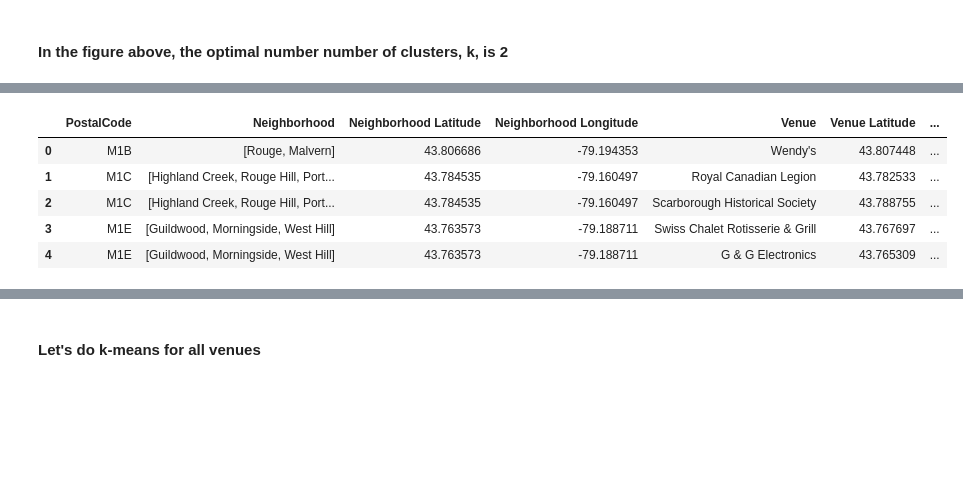
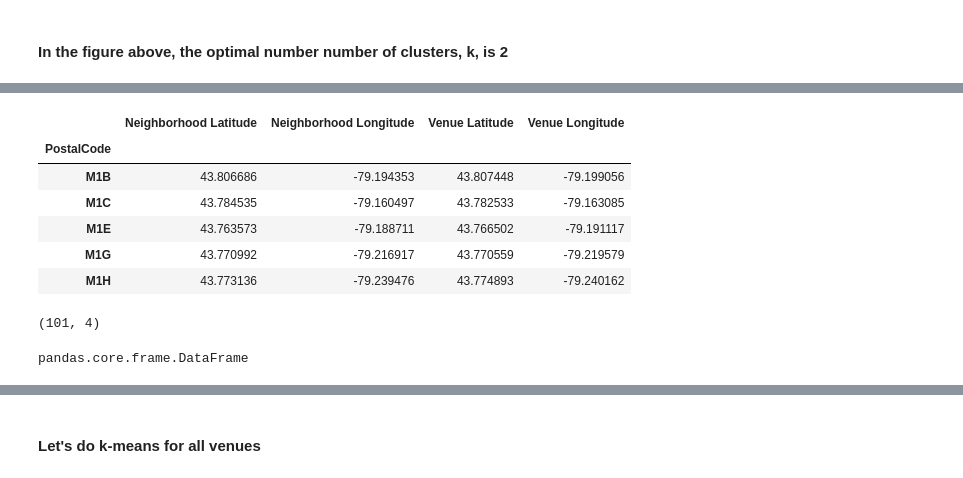
Before and after one commit to jboyce95/Coursera-IBM-DS-Capstone_Wk4-5, a Jupyter notebook: Coursera_Capstone_Toronto_Wk4-5.ipynb, the cells around one changed output, grey strips where cells are left out. Saved outputs shown, nothing was run; the diff lists cells and outputs as text; code cells hidden in the pictures; blank space fills up the shorter version.

```diff
--- a/Coursera_Capstone_Toronto_Wk4-5.ipynb
+++ b/Coursera_Capstone_Toronto_Wk4-5.ipynb
@@ -151,7 +151,13 @@ df_del_na.head()
 ### Flatten the table (for the rows in the Neighborhood columns)
 # %%
 #flatten groupby results by setting Neighborhood to list per row
-df_del_na_grouped_flat = df_del_na.groupby(['PostalCode', 'Borough'])['Neighborhood'].apply(lambda group_series: group_series.tolist()).reset_index()
+#ORIGINAL SCRIPT--->>>> df_del_na_grouped_flat = df_del_na.groupby(['PostalCode', 'Borough'])['Neighborhood'].apply(lambda group_series: group_series.tolist()).reset_index()
+
+df_del_na_grouped_flat = df_del_na.groupby(['PostalCode', 'Borough'])['Neighborhood'].apply(list).apply(lambda x:', '.join(x)).to_frame().reset_index() #CHANGED SOLUTION TO EXAMPLE FROM ANOTHER STUDENT
 print(df_del_na_grouped_flat.head(10), '\n', '\n')
 print(df_del_na_grouped_flat.tail(10))
+
+#ORIGINAL PRINT COMMANDS BELOW
+#print(df_del_na_grouped_flat.head(10), '\n', '\n')
+#print(df_del_na_grouped_flat.tail(10))
 # %% [output]
@@ -511,12 +521,16 @@ toronto_venues_onehot_grouped.shape
 # %%
-# groupby toronto venues to get lat, lon to add to onehot
-#toronto_venues_onehot.groupby('PostalCode').mean()
-#toronto_venues.groupby('PostalCode').mean())
-toronto_venues.head()
+#groupby toronto venues to later add latitudes, longitudes to onehot dataframe
+toronto_venues.groupby('PostalCode').mean().head()
 # %% [output]
-|  | PostalCode | Neighborhood | Neighborhood Latitude | Neighborhood Longitude | Venue | Venue Latitude | ... |
-| 0 | M1B | [Rouge, Malvern] | 43.806686 | -79.194353 | Wendy's | 43.807448 | ... |
-| 1 | M1C | [Highland Creek, Rouge Hill, Port... | 43.784535 | -79.160497 | Royal Canadian Legion | 43.782533 | ... |
-| 2 | M1C | [Highland Creek, Rouge Hill, Port... | 43.784535 | -79.160497 | Scarborough Historical Society | 43.788755 | ... |
-| 3 | M1E | [Guildwood, Morningside, West Hill] | 43.763573 | -79.188711 | Swiss Chalet Rotisserie & Grill | 43.767697 | ... |
-| 4 | M1E | [Guildwood, Morningside, West Hill] | 43.763573 | -79.188711 | G & G Electronics | 43.765309 | ... |
+|  | Neighborhood Latitude | Neighborhood Longitude | Venue Latitude | Venue Longitude |
+| PostalCode |  |  |  |  |
+| M1B | 43.806686 | -79.194353 | 43.807448 | -79.199056 |
+| M1C | 43.784535 | -79.160497 | 43.782533 | -79.163085 |
+| M1E | 43.763573 | -79.188711 | 43.766502 | -79.191117 |
+| M1G | 43.770992 | -79.216917 | 43.770559 | -79.219579 |
+| M1H | 43.773136 | -79.239476 | 43.774893 | -79.240162 |
+# %%
+#confirm the shape / number of rows for PostalCode join
+toronto_venues.groupby('PostalCode').mean().shape
+# %% [output]
+(101, 4)
@@ -522,0 +541,4 @@ toronto_venues.head()
+# %%
+type(df_temp) #DataFrame check. reset_index removes df type?? #DELETE THIS CELL AFTER TEST WORKS
+# %% [output]
+pandas.core.frame.DataFrame
```
Also changed, not shown: parts of 30 cells of this notebook.
